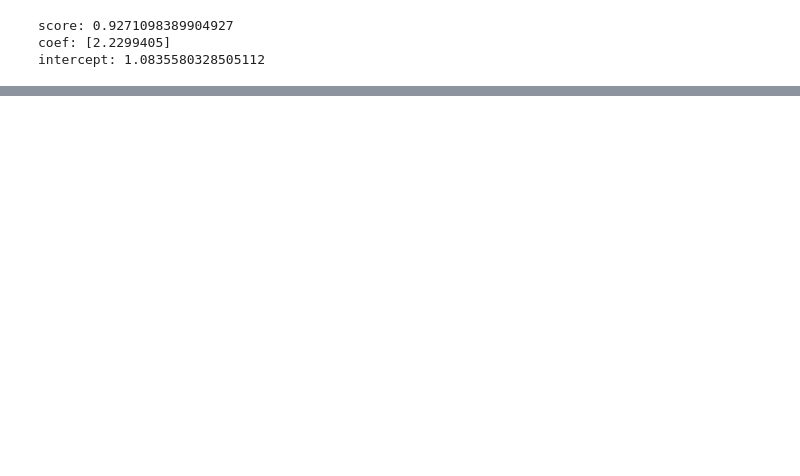
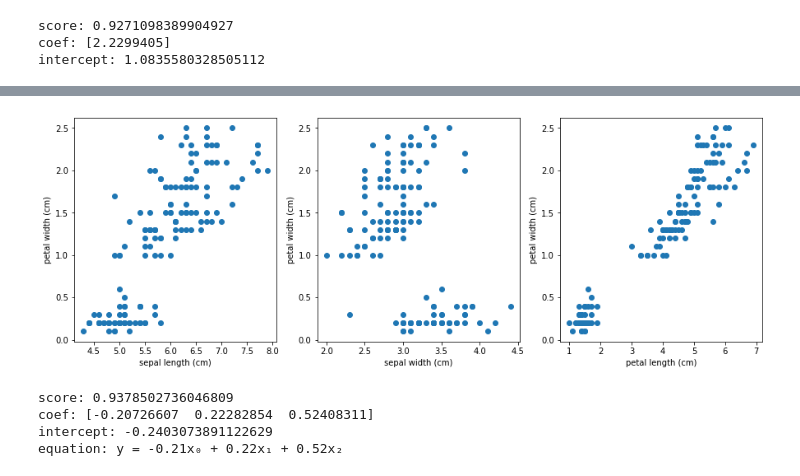
Before and after one commit to MartaVallejo/MachineLearning, a Jupyter notebook: Regression.ipynb, the cells around one changed output, grey strips where cells are left out. Cells and saved outputs as stored; diff of their text form; code cells hidden in the pictures; blank space fills up the shorter version.

```diff
--- a/Regression.ipynb
+++ b/Regression.ipynb
@@ -64,0 +78,9 @@ plt.plot(plt_x, plt_y)
+# %%
+fig, axs = plt.subplots(1,len(X[0]), figsize=(15,5))
+for i in range(len(X[0])):
+    axs[i].scatter(X[:, i], y)
+    axs[i].set_xlabel(iris['feature_names'][i])
+    axs[i].set_ylabel(iris['feature_names'][3])
+plt.show()
+# %% [output]
+[figure, added]
@@ -64,0 +90,11 @@ plt.plot(plt_x, plt_y)
+# %%
+SUB = str.maketrans("0123456789", "₀₁₂₃₄₅₆₇₈₉")
+print('score:', reg.score(X, y))
+print('coef:', reg.coef_)
+print('intercept:', reg.intercept_)
+print('equation: y = ' + ' + '.join([f'{reg.coef_[i]:.2f}x{str(i).translate(SUB)}' for i in range(len(reg.coef_))]))
+# %% [output]
+score: 0.9378502736046809
+coef: [-0.20726607  0.22282854  0.52408311]
+intercept: -0.2403073891122629
+equation: y = -0.21x₀ + 0.22x₁ + 0.52x₂
```
Also changed, not shown: parts of 12 cells of this notebook.
